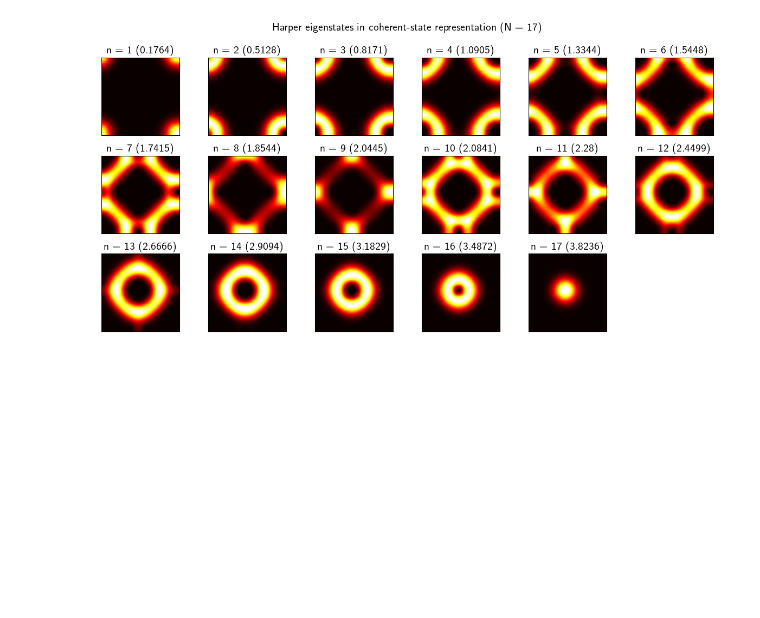
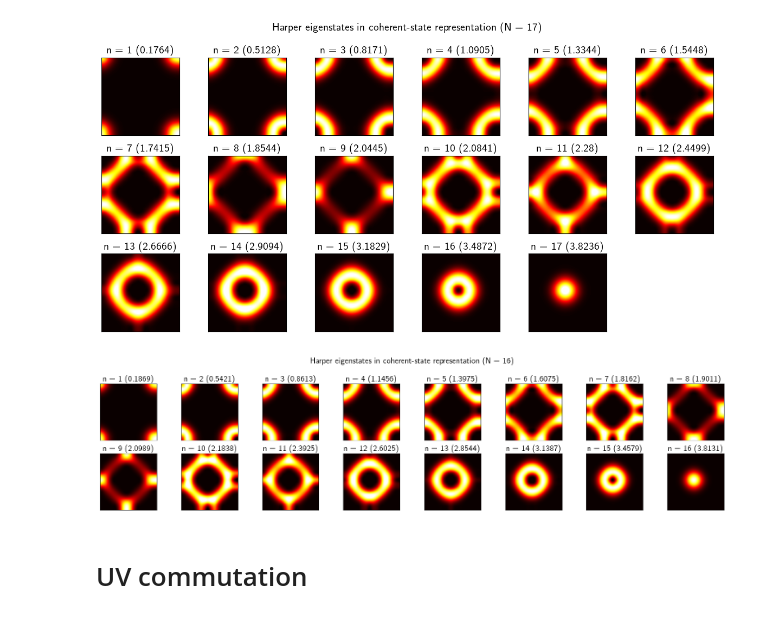
Before and after one commit to IBArbitrary/qbm, a Jupyter notebook: qbm-nb2.ipynb, the cells around one changed output. Drawn from its saved outputs; the diff is of its cells as text; code cells hidden in the pictures; blank space fills up the shorter version.

```diff
--- a/qbm-nb2.ipynb
+++ b/qbm-nb2.ipynb
@@ -76,3 +115,9 @@ array([0.95477523, 0.86621496, 0.78113762, 0.69882206, 0.61812689,
 d2.plot_harper_states(nc = 6)
 # %% [output]
 [figure]
+# %%
+d1.plot_harper_states(nc = 8)
+# %% [output]
+[figure, added]
+# %% [markdown]
+# UV commutation
```
Also changed, not shown: parts of 33 cells of this notebook, 3 other files.
